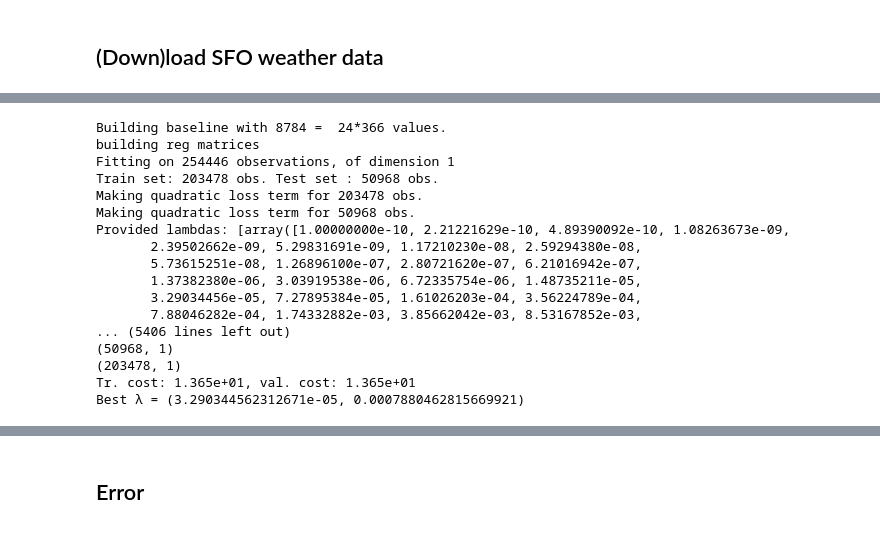
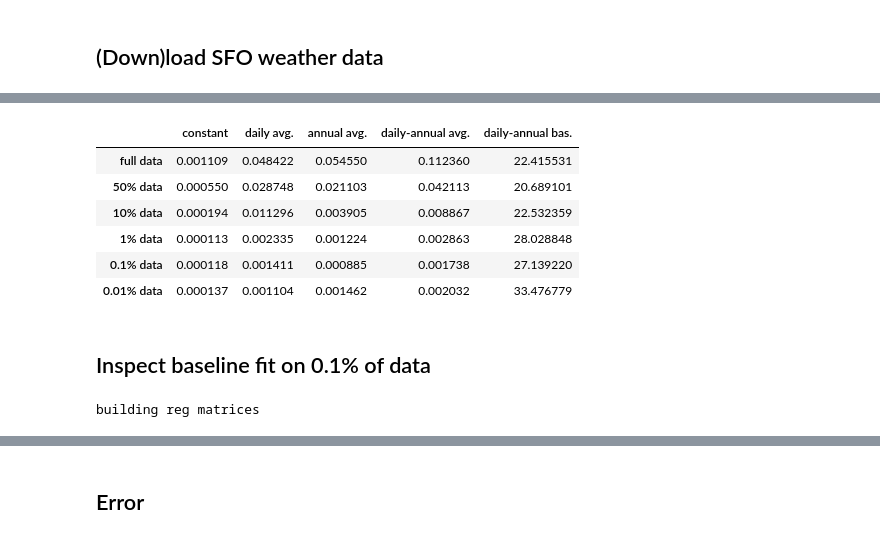
Before and after one commit to yowtzu/non_par_ts, a Jupyter notebook: examples/TemperatureSFO.ipynb, the cells around one changed output, grey strips where cells are left out. Cells and saved outputs as stored; diff of their text form; code cells hidden in the pictures.

```diff
--- a/examples/TemperatureSFO.ipynb
+++ b/examples/TemperatureSFO.ipynb
@@ -40,23 +152,24 @@ train = temperatures[:-len(temperatures)//5]
+# %%
+time_taken_df
+# %% [output]
+|  | constant | daily avg. | annual avg. | daily-annual avg. | daily-annual bas. |
+| full data | 0.001109 | 0.048422 | 0.054550 | 0.112360 | 22.415531 |
+| 50% data | 0.000550 | 0.028748 | 0.021103 | 0.042113 | 20.689101 |
+| 10% data | 0.000194 | 0.011296 | 0.003905 | 0.008867 | 22.532359 |
+| 1% data | 0.000113 | 0.002335 | 0.001224 | 0.002863 | 28.028848 |
+| 0.1% data | 0.000118 | 0.001411 | 0.000885 | 0.001738 | 27.139220 |
+| 0.01% data | 0.000137 | 0.001104 | 0.001462 | 0.002032 | 33.476779 |
+# %% [markdown]
+## Inspect baseline fit on 0.1% of data
 # %%
-baseline = npts.Baseline(npts.HourOfDay(lambdas=np.logspace(-10,0, 30)),
-                         npts.DayOfYear(lambdas=np.logspace(-10,0, 30)))
-baseline.fit(train)
+np.random.seed(0)
+mask = np.random.uniform(size=len(data_used)) < .1
+small_data = data_used[mask]
+
+baseline_small_data = npts.Baseline(npts.HourOfDay(lambdas=np.logspace(-8,5, 30)),
+                         npts.DayOfYear(lambdas=np.logspace(-8,5, 30)))
+
+baseline_small_data.fit(small_data)
 # %% [output]
-Building baseline with 8784 =  24*366 values.
 building reg matrices
-Fitting on 254446 observations, of dimension 1
-Train set: 203478 obs. Test set : 50968 obs.
-Making quadratic loss term for 203478 obs.
-Making quadratic loss term for 50968 obs.
-Provided lambdas: [array([1.00000000e-10, 2.21221629e-10, 4.89390092e-10, 1.08263673e-09,
-       2.39502662e-09, 5.29831691e-09, 1.17210230e-08, 2.59294380e-08,
-       5.73615251e-08, 1.26896100e-07, 2.80721620e-07, 6.21016942e-07,
-       1.37382380e-06, 3.03919538e-06, 6.72335754e-06, 1.48735211e-05,
-       3.29034456e-05, 7.27895384e-05, 1.61026203e-04, 3.56224789e-04,
-       7.88046282e-04, 1.74332882e-03, 3.85662042e-03, 8.53167852e-03,
-... (5406 lines left out)
-(50968, 1)
-(203478, 1)
-Tr. cost: 1.365e+01, val. cost: 1.365e+01
-Best λ = (3.290344562312671e-05, 0.0007880462815669921)
 # %%
```
Also changed, not shown: parts of 58 cells of this notebook, 6 other files.
